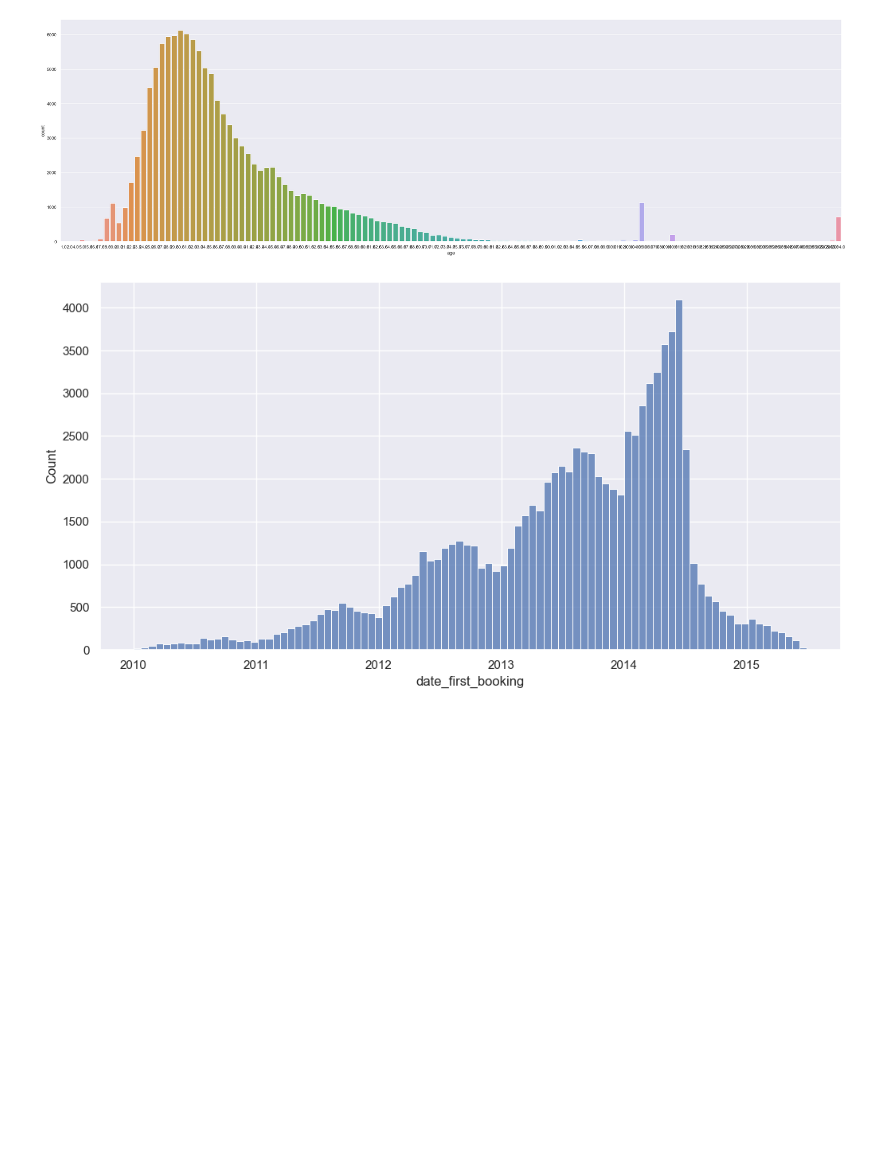
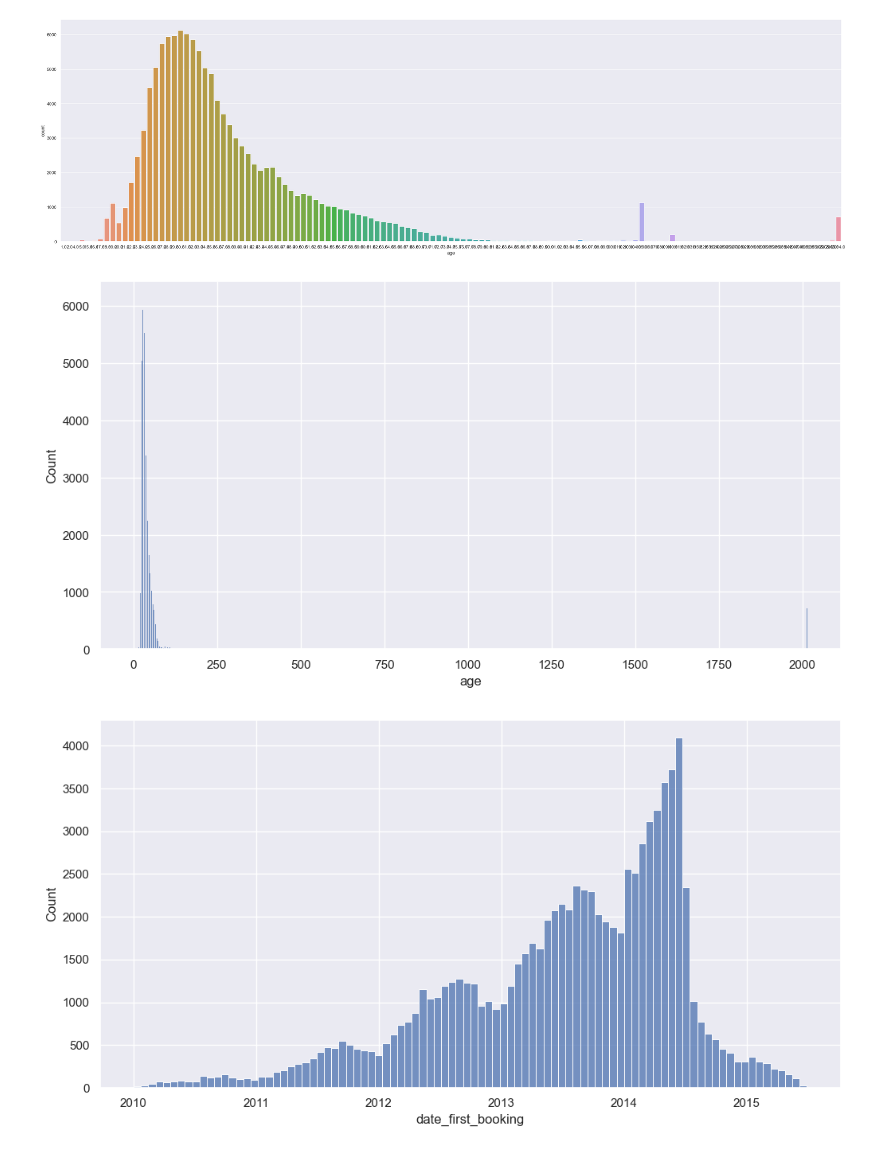
Before and after one commit to Shaimaa-moh/Mining-Project, a Jupyter notebook: Mining2.ipynb, the cells around one changed output. Drawn from its saved outputs; the diff is of its cells as text; code cells hidden in the pictures; blank space fills up the shorter version.

Commit message:
correcting one visualization

```diff
--- a/Mining2.ipynb
+++ b/Mining2.ipynb
@@ -60,6 +60,12 @@ sns.countplot(x='age',data=train_data)#outliers
 plt.show()
 # %% [output]
 [figure]
+# %%
+plt.figure(figsize=(12,6))
+sns.histplot(train_data.age)
+plt.show()
+# %% [output]
+[figure, added]
 # %%
 plt.figure(figsize=(12,6))
 sns.histplot(train_data.date_first_booking)
```
Also changed, not shown: parts of 2 cells of this notebook.
